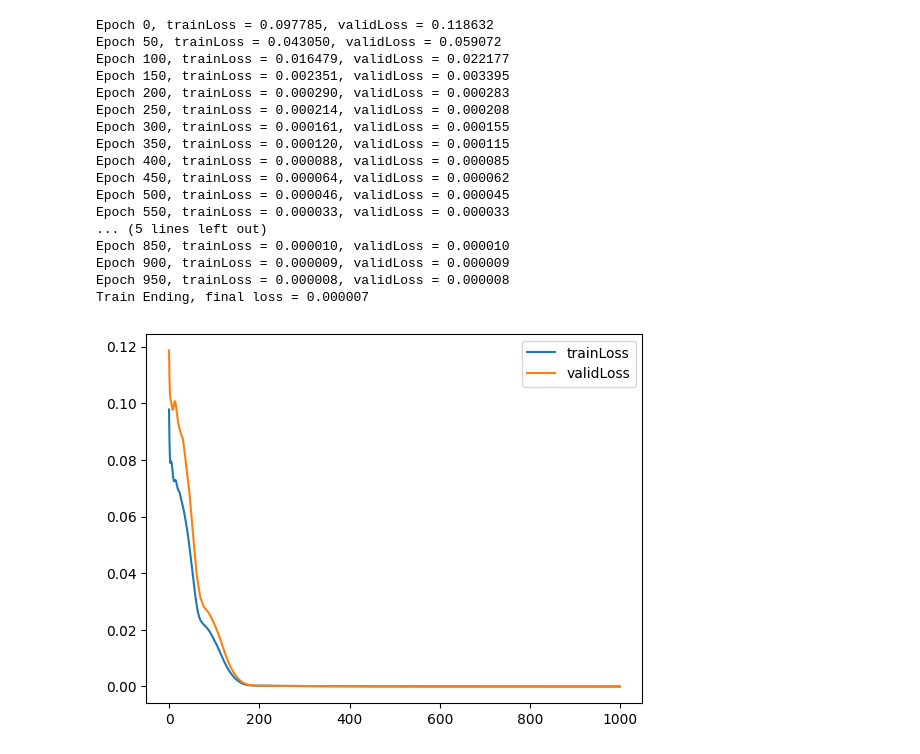
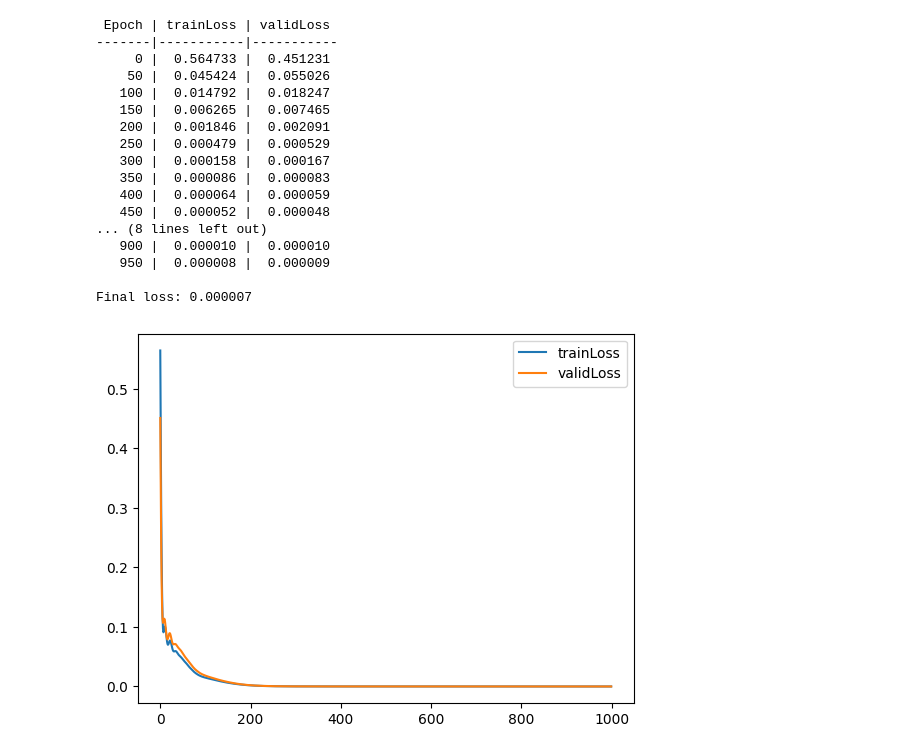
Before and after one commit to hirasawahaonycu/2025_machine_learning, a Jupyter notebook: Week_2/asm2_prog.ipynb, the cells around one changed output. Drawn from its saved outputs; the diff is of its cells as text; code cells hidden in the pictures.

```diff
--- a/Week_2/asm2_prog.ipynb
+++ b/Week_2/asm2_prog.ipynb
@@ -11,78 +18,71 @@ def f(x: int) -> int:
 # %%
-trainData_x = np.random.uniform(-1, 1, 800).reshape(-1, 1)
-trainData_y = f(trainData_x)
-validData_x = np.random.uniform(-1, 1, 100).reshape(-1, 1)
-validData_y = f(validData_x)
-testData_x = np.random.uniform(-1, 1, 100).reshape(-1, 1)
-testData_y = f(testData_x)
-
-trainData_x_t = torch.tensor(trainData_x, dtype=torch.float32)
-trainData_y_t = torch.tensor(trainData_y, dtype=torch.float32)
-validData_x_t = torch.tensor(validData_x, dtype=torch.float32)
-validData_y_t = torch.tensor(validData_y, dtype=torch.float32)
-testData_x_t = torch.tensor(testData_x, dtype=torch.float32)
-testData_y_t = torch.tensor(testData_y, dtype=torch.float32)
+trainData = DataSet(800)
+validData = DataSet(100)
+testData  = DataSet(100)
 # %%
 class Net(nn.Module):
     def __init__(self):
         super(Net, self).__init__()
-        self.hidden = nn.Sequential(
-            nn.Linear(1, 5),
+        self.seq = nn.Sequential(
+            nn.Linear(1, 10),
             nn.Tanh(),
-            nn.Linear(5, 5),
+            nn.Linear(10, 10),
             nn.Tanh(),
-            nn.Linear(5, 1)
+            nn.Linear(10, 1)
         )
 
     def forward(self, x):
-        return self.hidden(x)
+        return self.seq(x)
 # %%
 net = Net()
 criterion = nn.MSELoss()
 optimizer = torch.optim.Adam(net.parameters(), lr=0.01)
 
 trainEpoch = 1000
-epochlist = [i for i in range(1000)]
+epochlist = np.arange(1000)
 trainlosslist = []
 validlosslist = []
 
+print(" Epoch | trainLoss | validLoss ")
+print("-------|-----------|-----------")
+
 for epoch in range(trainEpoch):
     optimizer.zero_grad()
-    y_pred = net(trainData_x_t)
-    trainloss = criterion(y_pred, trainData_y_t)
+    y_pred = net(trainData.x_t)
+    trainloss = criterion(y_pred, trainData.y_t)
     trainloss.backward()
     optimizer.step()
 
-    y_valid = net(validData_x_t)
-    validloss = criterion(y_valid, validData_y_t)
+    y_valid = net(validData.x_t)
+    validloss = criterion(y_valid, validData.y_t)
 
     trainlosslist.append(trainloss.item())
     validlosslist.append(validloss.item())
     if epoch % 50 == 0:
-        print(f"Epoch {epoch}, trainLoss = {trainloss.item():.6f}, validLoss = {validloss.item():.6f}")
+        print(f" {epoch:5d} | {trainloss.item():9.6f} | {validloss.item():9.6f} ")
 
-print(f"Train Ending, final loss = {trainlosslist[-1]:.6f}")
+print(f"\nFinal loss: {trainlosslist[-1]:.6f}")
 plt.plot(epochlist, trainlosslist, label='trainLoss')
 plt.plot(epochlist, validlosslist, label='validLoss')
 plt.legend()
 plt.show()
 # %% [output]
-Epoch 0, trainLoss = 0.097785, validLoss = 0.118632
-Epoch 50, trainLoss = 0.043050, validLoss = 0.059072
-Epoch 100, trainLoss = 0.016479, validLoss = 0.022177
-Epoch 150, trainLoss = 0.002351, validLoss = 0.003395
-Epoch 200, trainLoss = 0.000290, validLoss = 0.000283
-Epoch 250, trainLoss = 0.000214, validLoss = 0.000208
-Epoch 300, trainLoss = 0.000161, validLoss = 0.000155
-Epoch 350, trainLoss = 0.000120, validLoss = 0.000115
-Epoch 400, trainLoss = 0.000088, validLoss = 0.000085
-Epoch 450, trainLoss = 0.000064, validLoss = 0.000062
-Epoch 500, trainLoss = 0.000046, validLoss = 0.000045
-Epoch 550, trainLoss = 0.000033, validLoss = 0.000033
-... (5 lines left out)
-Epoch 850, trainLoss = 0.000010, validLoss = 0.000010
-Epoch 900, trainLoss = 0.000009, validLoss = 0.000009
-Epoch 950, trainLoss = 0.000008, validLoss = 0.000008
-Train Ending, final loss = 0.000007
+ Epoch | trainLoss | validLoss
+-------|-----------|-----------
+     0 |  0.564733 |  0.451231
+    50 |  0.045424 |  0.055026
+   100 |  0.014792 |  0.018247
+   150 |  0.006265 |  0.007465
+   200 |  0.001846 |  0.002091
+   250 |  0.000479 |  0.000529
+   300 |  0.000158 |  0.000167
+   350 |  0.000086 |  0.000083
+   400 |  0.000064 |  0.000059
+   450 |  0.000052 |  0.000048
+... (8 lines left out)
+   900 |  0.000010 |  0.000010
+   950 |  0.000008 |  0.000009
+
+Final loss: 0.000007
-[figure, old version]
+[figure, new version]
 # %%
```
Also changed, not shown: parts of 2 cells of this notebook, 1 other file.
